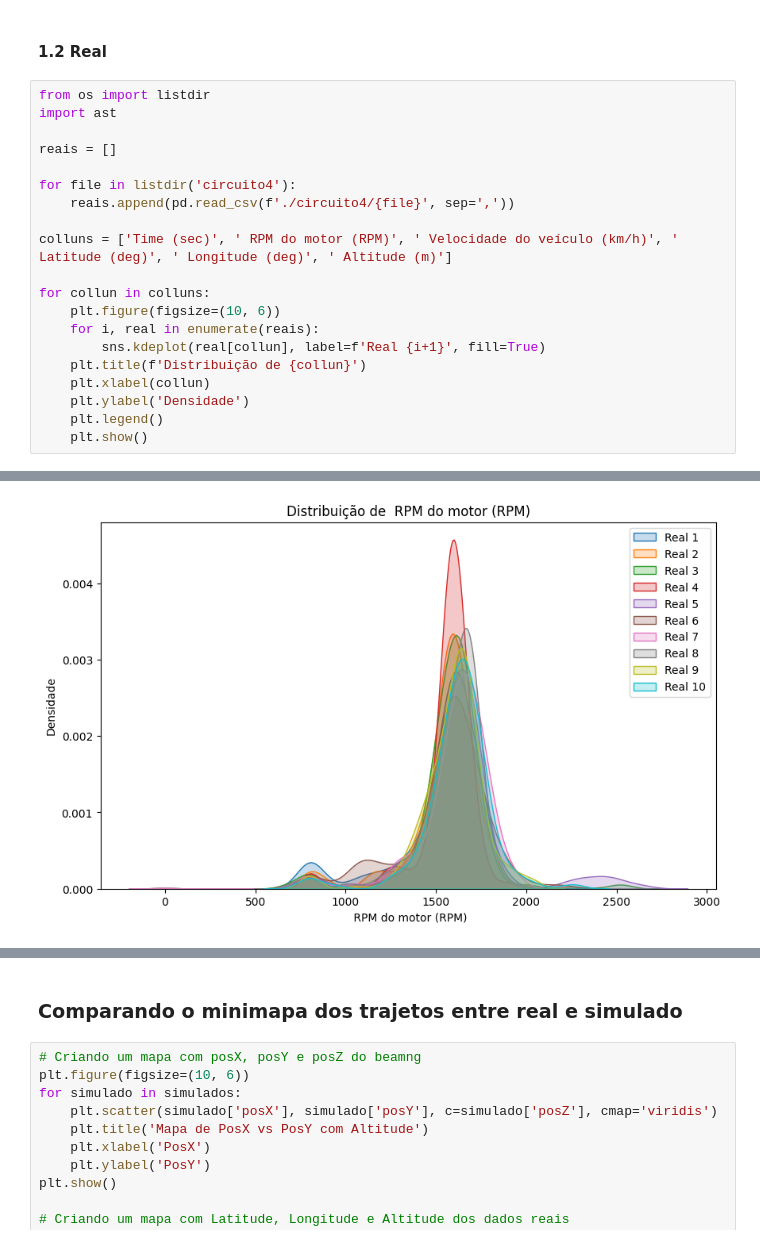
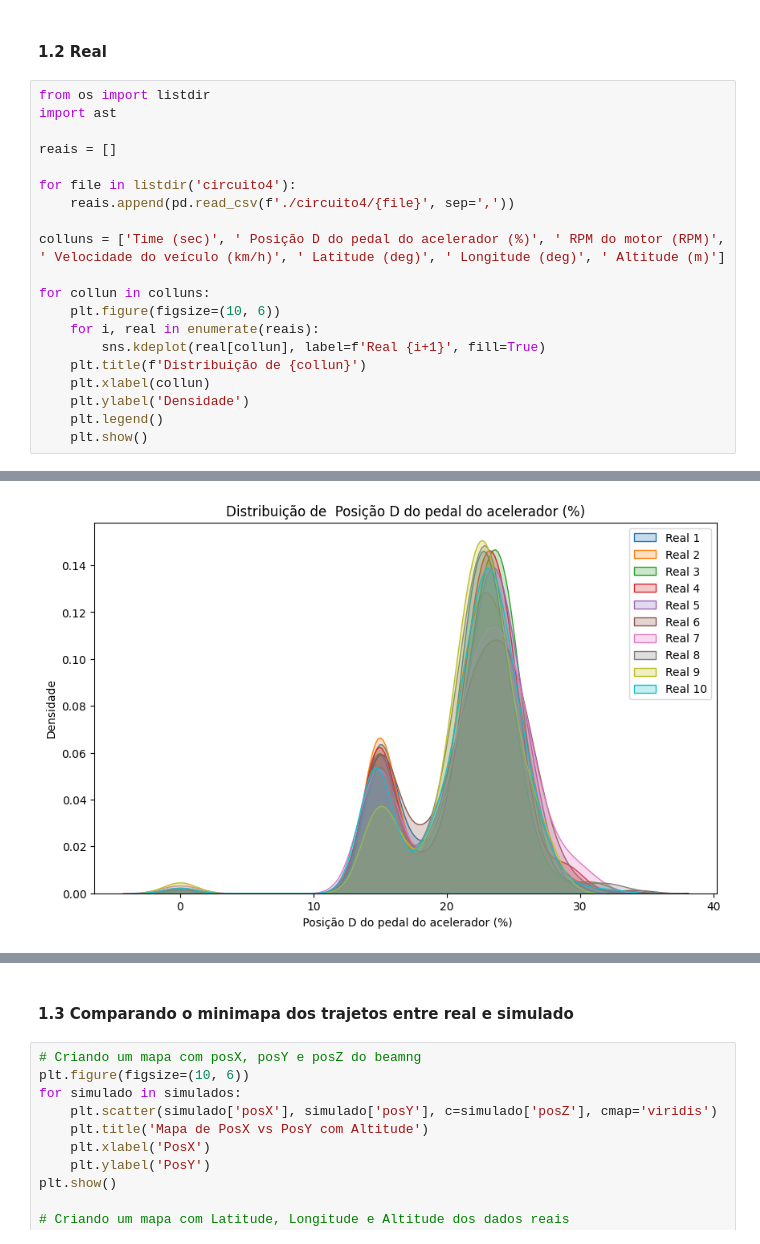
Before and after one commit to INXE-Lainf-Labs/beamng, a Jupyter notebook: validacao/validacao_simulador.ipynb, the cells around one changed output, grey strips where cells are left out. Drawn from its saved outputs; the diff is of its cells as text.

```diff
--- a/validacao/validacao_simulador.ipynb
+++ b/validacao/validacao_simulador.ipynb
@@ -52,23 +52,23 @@ for collun in colluns:
 # %%
 from os import listdir
 import ast
 
 reais = []
 
 for file in listdir('circuito4'):
     reais.append(pd.read_csv(f'./circuito4/{file}', sep=','))
 
-colluns = ['Time (sec)', ' RPM do motor (RPM)', ' Velocidade do veículo (km/h)', ' Latitude (deg)', ' Longitude (deg)', ' Altitude (m)']
+colluns = ['Time (sec)', ' Posição D do pedal do acelerador (%)', ' RPM do motor (RPM)', ' Velocidade do veículo (km/h)', ' Latitude (deg)', ' Longitude (deg)', ' Altitude (m)']
 
 for collun in colluns:
     plt.figure(figsize=(10, 6))
     for i, real in enumerate(reais):
         sns.kdeplot(real[collun], label=f'Real {i+1}', fill=True)
     plt.title(f'Distribuição de {collun}')
     plt.xlabel(collun)
     plt.ylabel('Densidade')
     plt.legend()
     plt.show()
 # %% [output]
 [figure]
-[figure, old version]
+[figure, new version]
@@ -79,5 +80,5 @@ for collun in colluns:
 # %% [markdown]
-### Comparando o minimapa dos trajetos entre real e simulado
+#### 1.3 Comparando o minimapa dos trajetos entre real e simulado
 # %%
 # Criando um mapa com posX, posY e posZ do beamng
 plt.figure(figsize=(10, 6))
```
Also changed, not shown: parts of 10 cells of this notebook.
